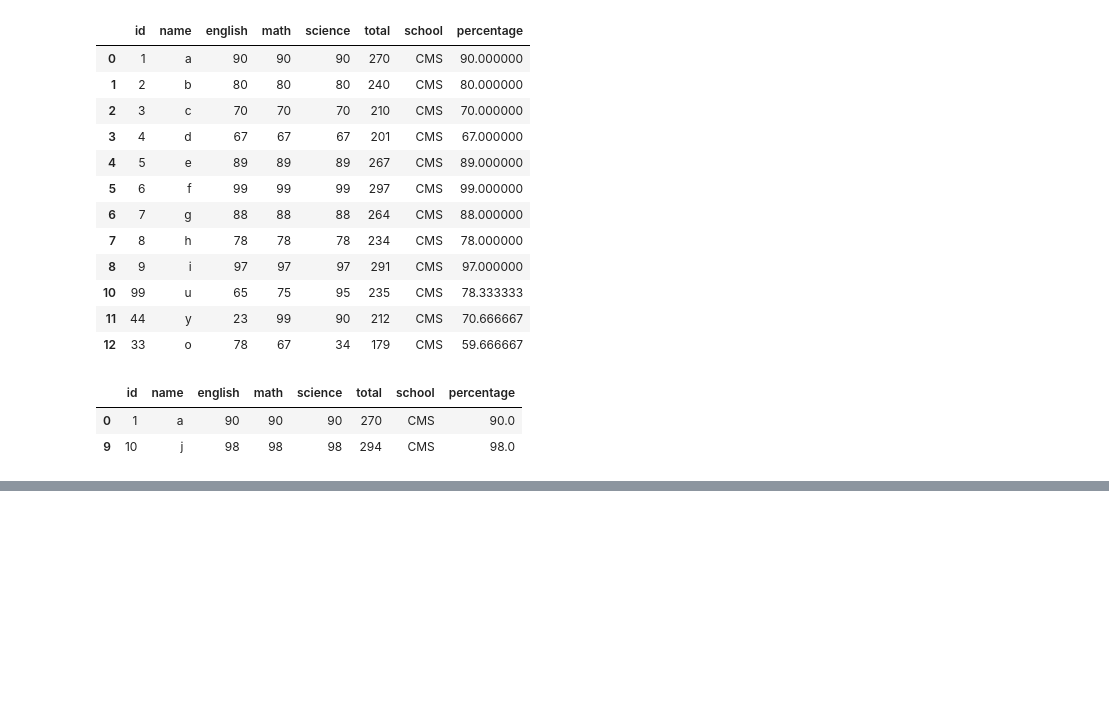
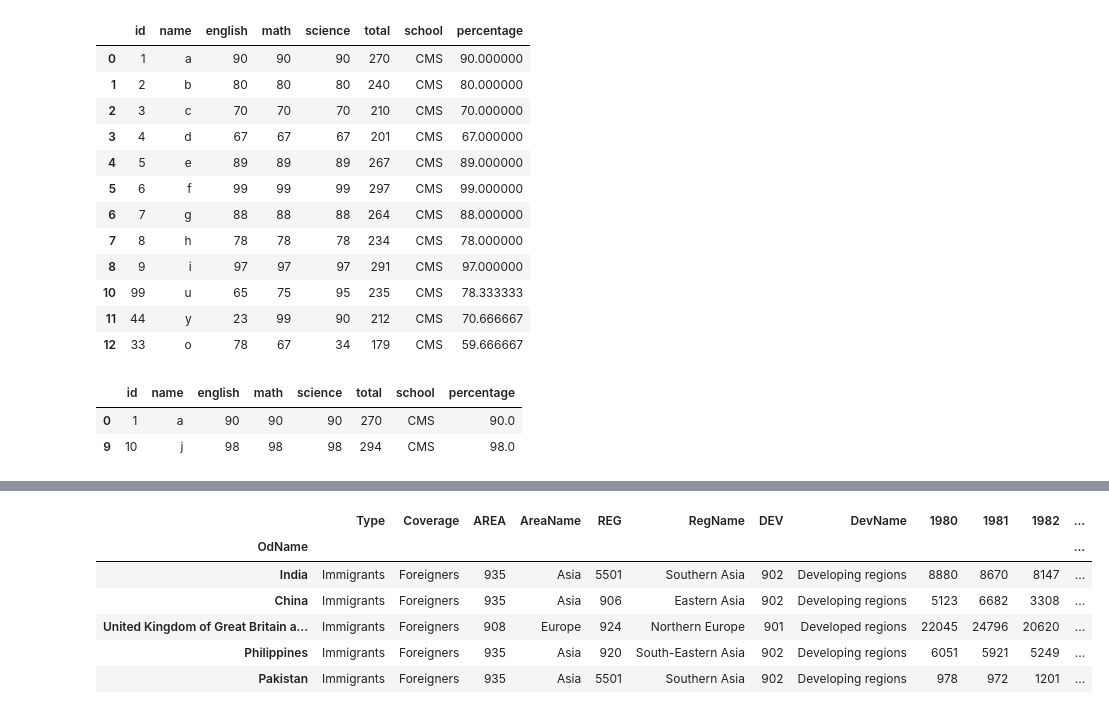
Before and after one commit to muskansonker/python-repository, a Jupyter notebook: analysis/pandas.ipynb, the cells around one changed output, grey strips where cells are left out. Saved outputs shown, nothing was run; the diff lists cells and outputs as text; code cells hidden in the pictures; blank space fills up the shorter version.

```diff
--- a/analysis/pandas.ipynb
+++ b/analysis/pandas.ipynb
@@ -722,0 +830,11 @@ students[f1 | f2] #! any of condition
+# %%
+canada.sort_values(by='Total',ascending=False, inplace=True) #! inplace = true means hamesha k liye , false kar denge toh mtlb ki sirf test karne k liye dekhna h
+canada.head()
+# %% [output]
+|  | Type | Coverage | AREA | AreaName | REG | RegName | DEV | DevName | 1980 | 1981 | 1982 | ... |
+| OdName |  |  |  |  |  |  |  |  |  |  |  | ... |
+| India | Immigrants | Foreigners | 935 | Asia | 5501 | Southern Asia | 902 | Developing regions | 8880 | 8670 | 8147 | ... |
+| China | Immigrants | Foreigners | 935 | Asia | 906 | Eastern Asia | 902 | Developing regions | 5123 | 6682 | 3308 | ... |
+| United Kingdom of Great Britain a... | Immigrants | Foreigners | 908 | Europe | 924 | Northern Europe | 901 | Developed regions | 22045 | 24796 | 20620 | ... |
+| Philippines | Immigrants | Foreigners | 935 | Asia | 920 | South-Eastern Asia | 902 | Developing regions | 6051 | 5921 | 5249 | ... |
+| Pakistan | Immigrants | Foreigners | 935 | Asia | 5501 | Southern Asia | 902 | Developing regions | 978 | 972 | 1201 | ... |
```
Also changed, not shown: parts of 15 cells of this notebook.
